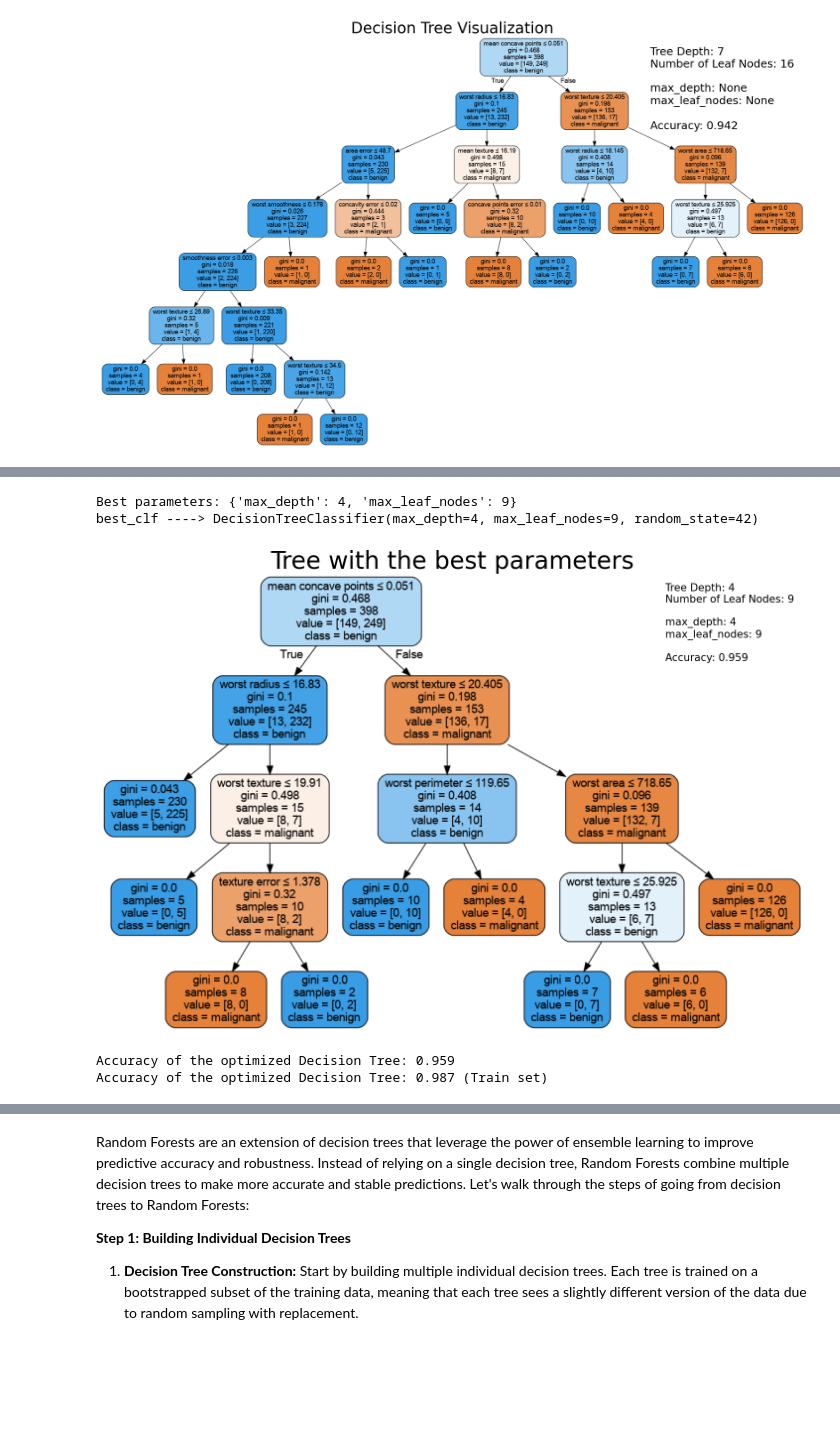
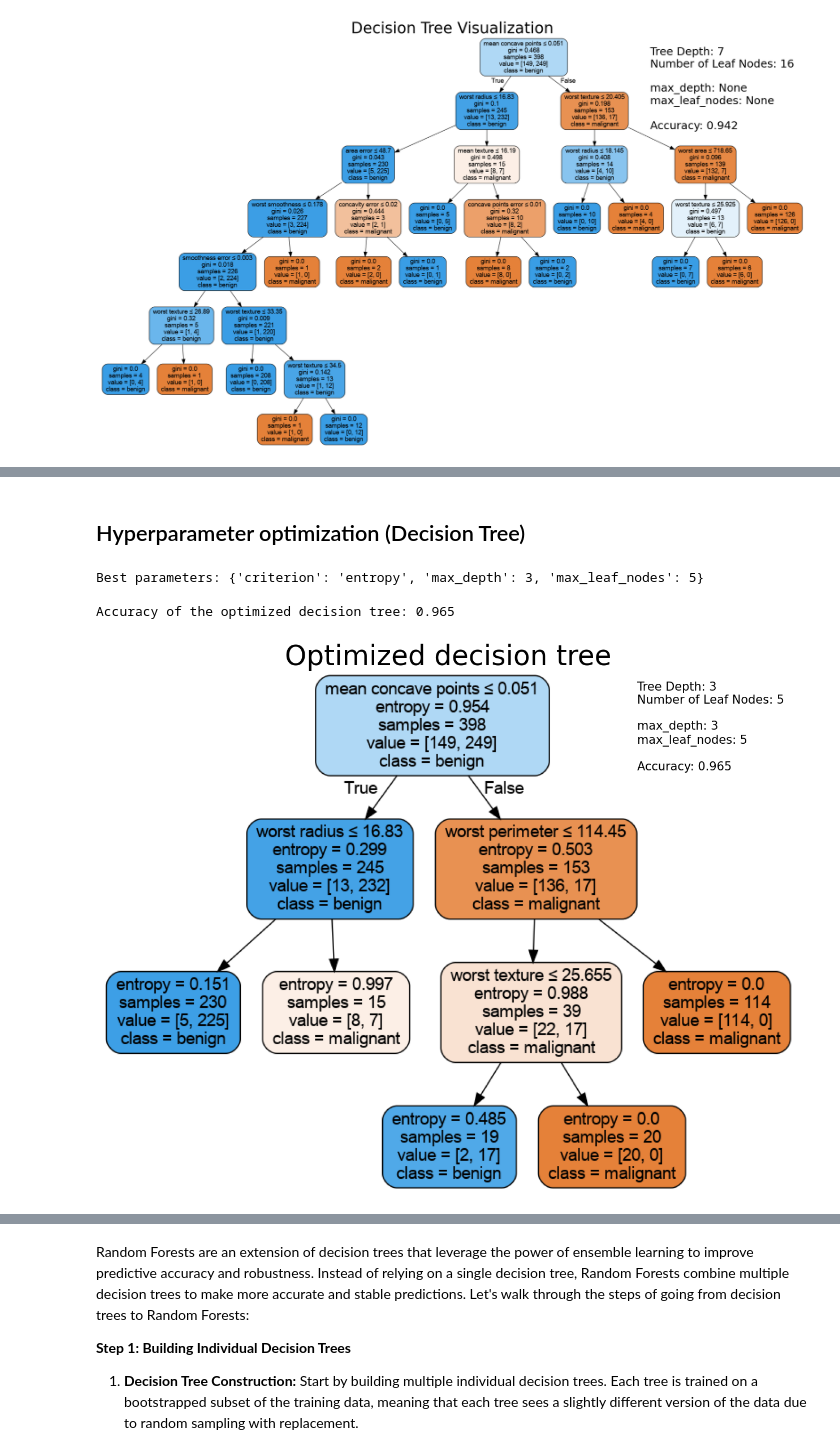
Before and after one commit to korkmaz-arda/mec2-projects, a Jupyter notebook: Student_MLE_MiniProject_Trees_and_Forests.ipynb, the cells around one changed output, grey strips where cells are left out. Drawn from its saved outputs; the diff is of its cells as text; code cells hidden in the pictures; blank space fills up the shorter version.

```diff
--- a/Student_MLE_MiniProject_Trees_and_Forests.ipynb
+++ b/Student_MLE_MiniProject_Trees_and_Forests.ipynb
@@ -236,7 +266,10 @@ for max_depth in max_depth_range:
     y_pred = clf.predict(X_test)
     accuracy = accuracy_score(y_test, y_pred)
     md_accuracies.append(accuracy)
-
+    # Visualize the first tree
+    if max_depth == 1:
+        visualize_tree_v3(clf, 'Single classifier tree', figsize=(20,4), legend_size=0)
+        print(f"Single classifier accuracy: {accuracy:.3f}")
 
 plt.figure(figsize=(10, 4))
 depths = [str(md) for md in max_depth_range]
@@ -246,4 +279,9 @@ plt.ylabel('Accuracy')
 plt.title('Accuracy vs max_depth')
 plt.grid(True)
 plt.show()
+
+# Highest accuracy tree
+clf = DecisionTreeClassifier(max_depth=3, random_state=42)
+clf.fit(X_train, y_train)
+visualize_tree_v3(clf, 'Tree with the highest accuracy (max_depth=3)', figsize=(20,10))
 # %% [output]
@@ -258,6 +301,9 @@ for max_leaf_nodes in max_leaf_nodes_range:
     y_pred = clf.predict(X_test)
     accuracy = accuracy_score(y_test, y_pred)
     mln_accuracies.append(accuracy)
+    if max_leaf_nodes == 2:
+        visualize_tree_v3(clf, 'Single Classifier Tree', figsize=(20,4), legend_size=0)
+        print(f"Single classifier accuracy: {accuracy:.3f}")
 
 
 plt.figure(figsize=(10, 4))
@@ -268,4 +314,9 @@ plt.ylabel('Accuracy')
 plt.title('Accuracy vs max_leaf_nodes')
 plt.grid(True)
 plt.show()
+
+# Highest accuracy tree
+clf = DecisionTreeClassifier(max_leaf_nodes=8, random_state=42)
+clf.fit(X_train, y_train)
+visualize_tree_v3(clf, 'Tree with the highest accuracy (max_leaf_nodes=8)', figsize=(20,10))
 # %% [output]
@@ -278,34 +334,35 @@ accuracy_matrix = np.zeros_like(md_mesh, dtype=float)
+# %% [markdown]
+## Hyperparameter optimization (Decision Tree)
 # %%
 # Hyperparameter optimization for max_depth and max_leaf_nodes
 from sklearn.model_selection import GridSearchCV
+from sklearn.model_selection import StratifiedKFold
+
+max_depth_range = np.arange(1, 8)
+max_leaf_nodes_range = np.arange(2, 17)
 
 param_grid = {
     'max_depth': max_depth_range,
     'max_leaf_nodes': max_leaf_nodes_range,
+    'criterion': ['gini', 'entropy', 'log_loss'],
 }
 
 clf = DecisionTreeClassifier(random_state=42)
 
 grid_search = GridSearchCV(clf, param_grid, cv=5, scoring='accuracy', n_jobs=-1)
 grid_search.fit(X_train, y_train)
 
 best_params = grid_search.best_params_
-best_clf = grid_search.best_estimator_
-print(f"Best parameters: {best_params}") # delete
-print("best_clf ---->", best_clf) # delete
+opt_dt_clf = grid_search.best_estimator_
 
-visualize_tree_v3(best_clf, title="Tree with the best parameters", title_size=35, legend_size=15)
+visualize_tree_v3(opt_dt_clf, title="Optimized decision tree", title_size=35, legend_size=15)
 
-y_pred_best = best_clf.predict(X_test)
+y_pred_best = opt_dt_clf.predict(X_test)
 accuracy_best = accuracy_score(y_test, y_pred_best)
-print(f"Accuracy of the optimized Decision Tree: {accuracy_best:.3f}")
-
-y_pred_best_ = best_clf.predict(X_train)
-accuracy_best_ = accuracy_score(y_train, y_pred_best_)
-print(f"Accuracy of the optimized Decision Tree: {accuracy_best_:.3f} (Train set)")
+print(f"Best parameters: {grid_search.best_params_}\n")
+print(f"Accuracy of the optimized decision tree: {accuracy_best:.3f}")
 # %% [output]
-Best parameters: {'max_depth': 4, 'max_leaf_nodes': 9}
-best_clf ----> DecisionTreeClassifier(max_depth=4, max_leaf_nodes=9, random_state=42)
+Best parameters: {'criterion': 'entropy', 'max_depth': 3, 'max_leaf_nodes': 5}
+
+Accuracy of the optimized decision tree: 0.965
-[figure, old version]
+[figure, new version]
-Accuracy of the optimized Decision Tree: 0.959
-Accuracy of the optimized Decision Tree: 0.987 (Train set)
```
Also changed, not shown: parts of 32 cells of this notebook.
